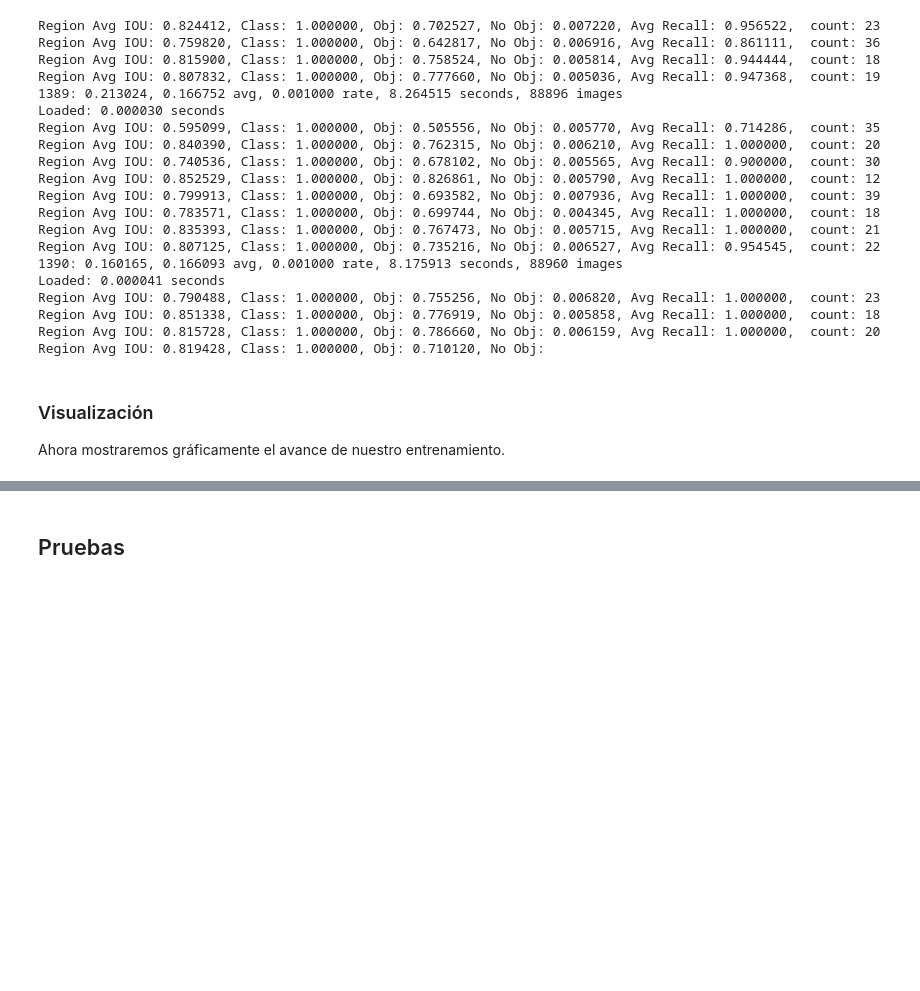
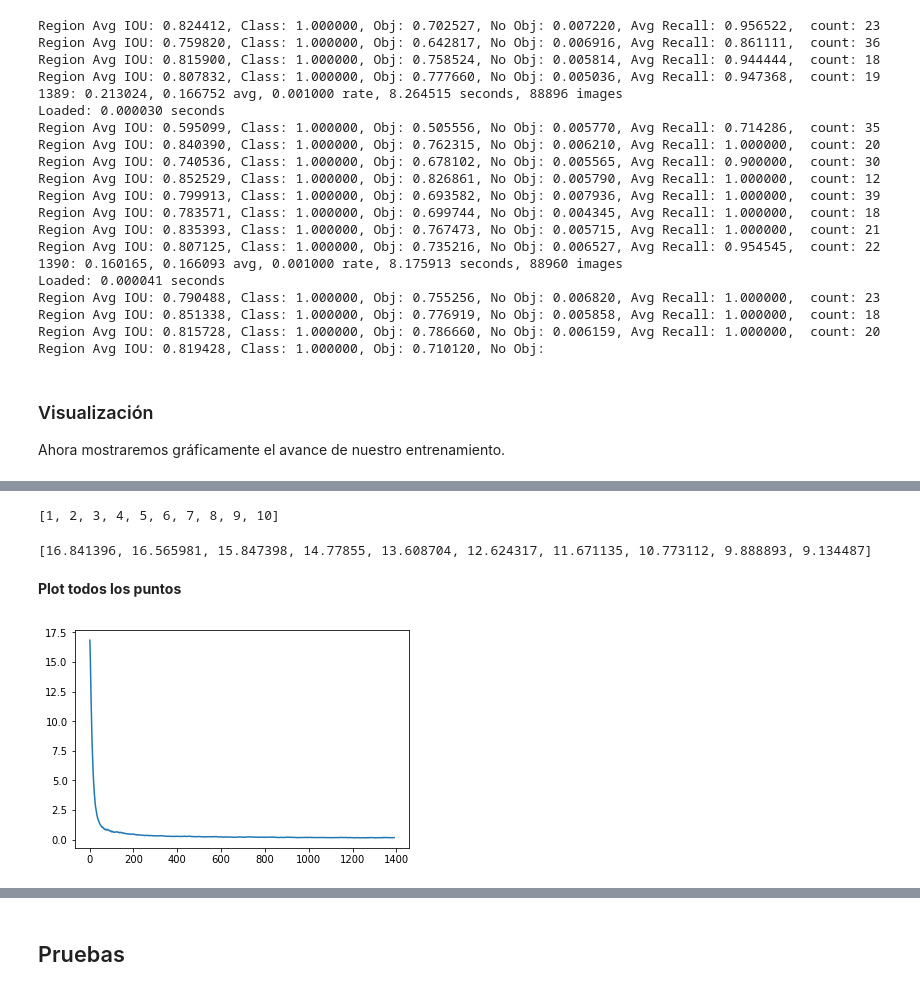
Before and after one commit to gabrieldelaparra/learnNN, a Jupyter notebook: Proyecto.ipynb, the cells around one changed output, grey strips where cells are left out. Drawn from its saved outputs; the diff is of its cells as text; code cells hidden in the pictures; blank space fills up the shorter version.

Commit message:
visualizacion

```diff
--- a/Proyecto.ipynb
+++ b/Proyecto.ipynb
@@ -710,3 +710,8 @@ Region Avg IOU: 0.819428, Class: 1.000000, Obj: 0.710120, No Obj:
 Ahora mostraremos gráficamente el avance de nuestro entrenamiento.
 # %%
 import matplotlib.pyplot as plt
+# %%
+with open("log.txt", "r") as f:
+    lines = f.readlines()
+    results = [l for l in lines[13:] if "IOU" not in l and "Loaded" not in l]
+    print("".join(results[0:10]))
@@ -712,0 +729,17 @@ import matplotlib.pyplot as plt
+# %%
+x = [int(n.split(":")[0]) for n in results]
+print(x[:10])
+# %% [output]
+[1, 2, 3, 4, 5, 6, 7, 8, 9, 10]
+# %%
+y = [float(n.split(",")[1].replace(" avg","")[1:]) for n in results]
+print(y[:10])
+# %% [output]
+[16.841396, 16.565981, 15.847398, 14.77855, 13.608704, 12.624317, 11.671135, 10.773112, 9.888893, 9.134487]
+# %% [markdown]
+**Plot todos los puntos**
+# %%
+plt.plot(x, y)
+plt.show()
+# %% [output]
+[figure, added]
```
Also changed, not shown: parts of 3 cells of this notebook.
